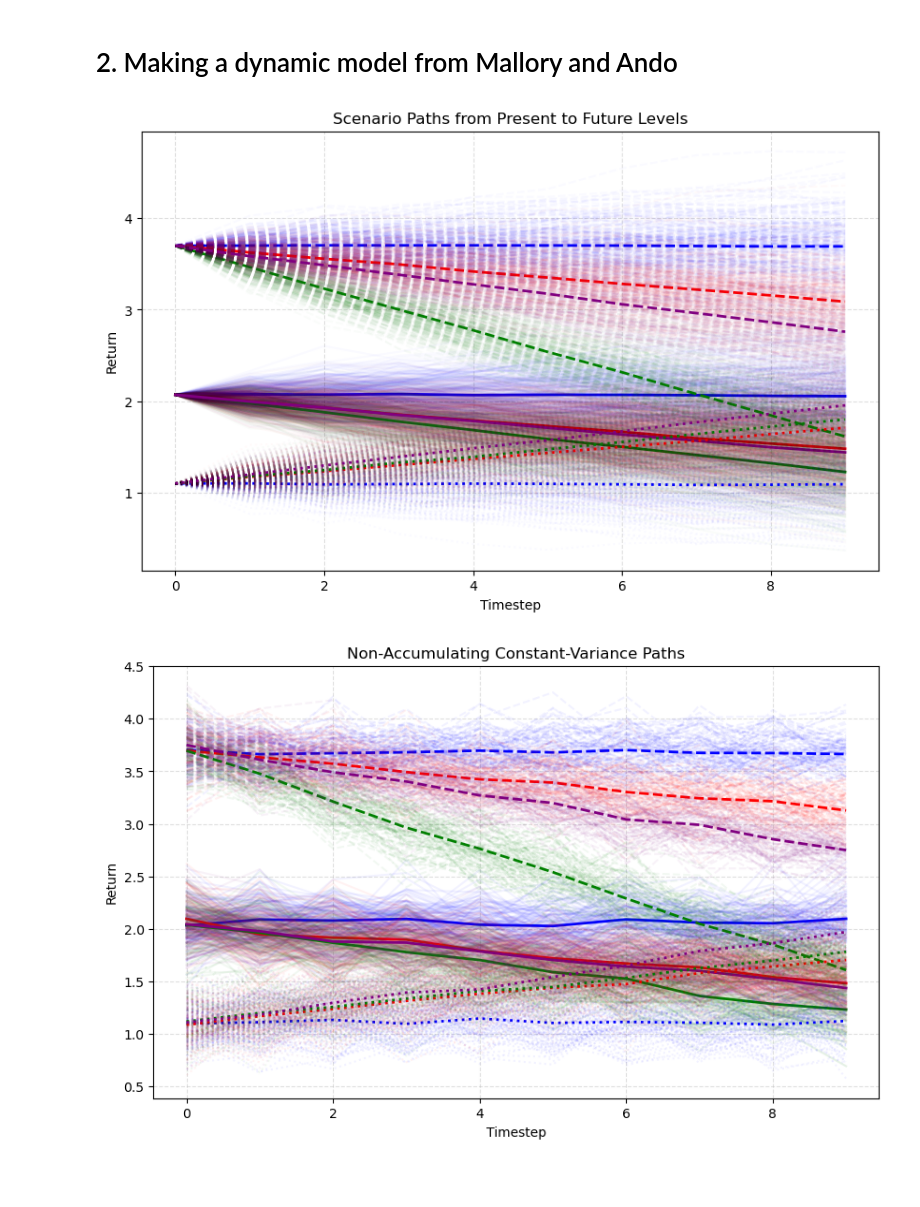
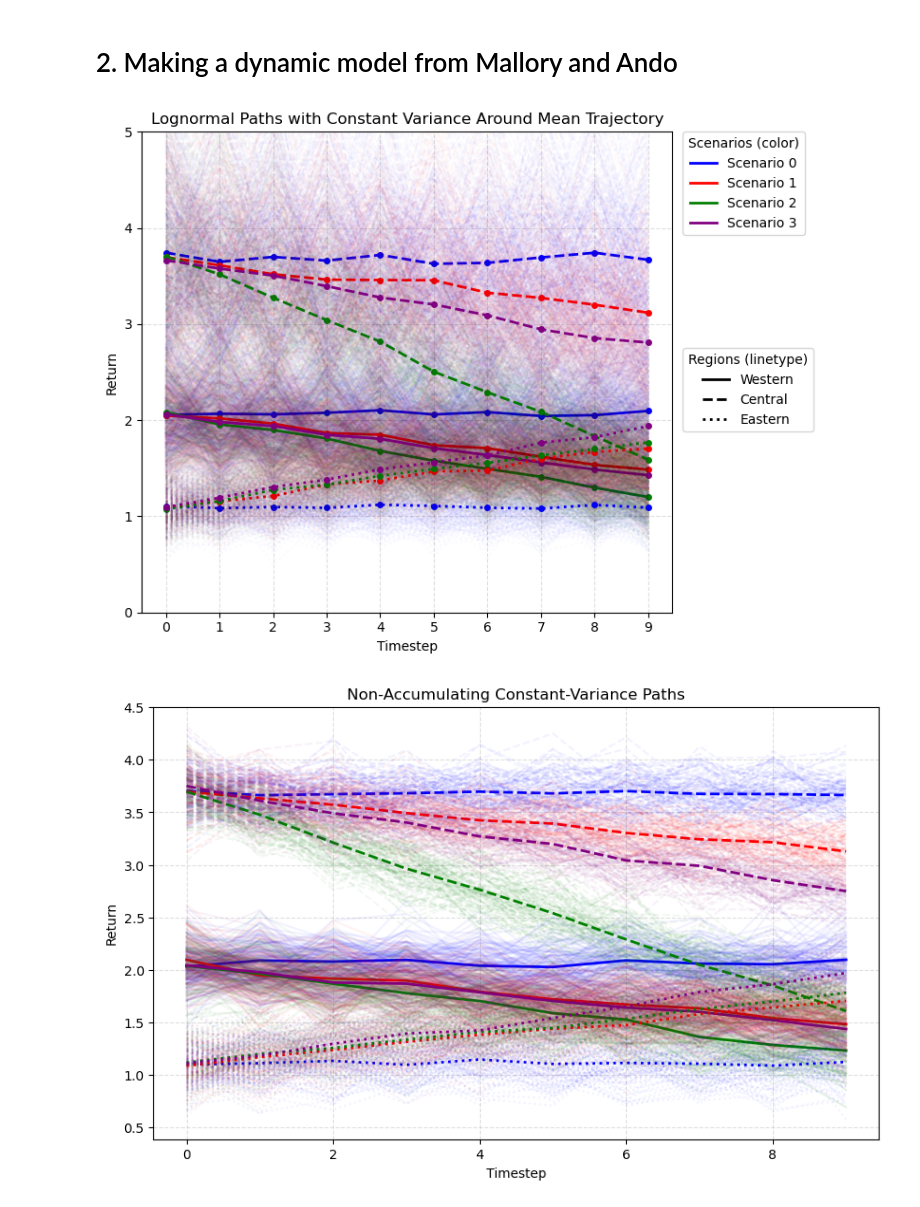
Before and after one commit to hyunseoky9/pilot, a Jupyter notebook: prairie_pothole_ex.ipynb, the cells around one changed output. Saved outputs shown, nothing was run; the diff lists cells and outputs as text; code cells hidden in the pictures; blank space fills up the shorter version.

```diff
--- a/prairie_pothole_ex.ipynb
+++ b/prairie_pothole_ex.ipynb
@@ -367,6 +367,7 @@ plt.show()
 # %%
 # Simulate paths that transition from present to future levels (consistent with Cell 3)
 import matplotlib.pyplot as plt
+from matplotlib.lines import Line2D
 import numpy as np
 
 # load data
@@ -375,6 +376,8 @@ baseline_returns = np.array([
     [3.70, 3.11, 1.61, 2.74],  # Central
     [1.10, 1.72, 1.78, 1.96],  # Eastern
 ])  # col 0: historical, col 1-3: future scenarios
+central_adjustment = 0
+baseline_returns[1] = baseline_returns[1] - central_adjustment
 
 timesteps = 10
 multi_timestep_returns = np.zeros((timesteps,) + baseline_returns.shape)
@@ -385,49 +388,81 @@ historical_col = baseline_returns[:, 0][:, np.newaxis]
 for t in range(1, timesteps - 1):
     multi_timestep_returns[t] = historical_col + (baseline_returns - historical_col) * t / (timesteps - 1)
 
-# Simulate around the interpolation path using timestep-to-timestep changes
+# Lognormal simulations around mean path with constant variance (Section 3.2 style)
 num_simulations = 300
-sigma = 0.1
-simulations = np.zeros((timesteps,) + baseline_returns.shape + (num_simulations,))
-simulations[0] = np.tile(
-    baseline_returns[:, 0][:, np.newaxis, np.newaxis],
-    (1, baseline_returns.shape[1], num_simulations)
+sigma_logn = 0.2  # constant std dev in log space across all timesteps/regions/scenarios
+mean_path = np.clip(multi_timestep_returns, 1e-6, None)
+log_mu = np.log(mean_path) - 0.5 * sigma_logn**2
+
+simulations = np.random.lognormal(
+    mean=log_mu[..., np.newaxis],
+    sigma=sigma_logn,
+    size=(timesteps,) + baseline_returns.shape + (num_simulations,)
     )
-
-for t in range(1, timesteps):
-    dt = 1.0
-    dW = np.random.normal(0, np.sqrt(dt), size=baseline_returns.shape + (num_simulations,))
-    delta_mu = (multi_timestep_returns[t] - multi_timestep_returns[t - 1])[..., np.newaxis]
-    simulations[t] = simulations[t - 1] + delta_mu * dt + sigma * dW
 
 # Plot mean path per region/scenario plus faint simulation paths
 plt.figure(figsize=(10, 6))
 scenario_colors = ['blue', 'red', 'green', 'purple']
 region_linetype = ['-', '--', ':']
+region_names = ['Western', 'Central', 'Eastern']
+x = np.arange(timesteps)
 
 for region in range(baseline_returns.shape[0]):
     for scenario in range(baseline_returns.shape[1]):
         for i in range(num_simulations):
             plt.plot(
+                x,
                 simulations[:, region, scenario, i],
                 color=scenario_colors[scenario],
                 alpha=0.02,
                 linestyle=region_linetype[region]
             )
         plt.plot(
+            x,
             simulations[:, region, scenario, :].mean(axis=1),
             color=scenario_colors[scenario],
             linestyle=region_linetype[region],
-            linewidth=2
+            linewidth=2,
+            marker='o',
+            markersize=4
         )
 
+# Separate legends: colors for scenarios, linetypes for regions
+scenario_handles = [
+    Line2D([0], [0], color=scenario_colors[s], lw=2, label=f'Scenario {s}')
+    for s in range(baseline_returns.shape[1])
+]
+region_handles = [
+    Line2D([0], [0], color='black', lw=2, linestyle=region_linetype[r], label=region_names[r])
+    for r in range(baseline_returns.shape[0])
+]
+
+ax = plt.gca()
+legend_scenarios = ax.legend(
+    handles=scenario_handles,
+    title='Scenarios (color)',
+    loc='upper left',
+    bbox_to_anchor=(1.02, 1.0),
+    borderaxespad=0.0
+)
+ax.add_artist(legend_scenarios)
+ax.legend(
+    handles=region_handles,
+    title='Regions (linetype)',
+    loc='upper left',
+    bbox_to_anchor=(1.02, 0.55),
+    borderaxespad=0.0
+)
+plt.ylim(0,5)
 plt.xlabel('Timestep')
 plt.ylabel('Return')
-plt.title('Scenario Paths from Present to Future Levels')
+plt.title('Lognormal Paths with Constant Variance Around Mean Trajectory')
+plt.xticks(x)
 plt.grid(True, which='major', linestyle='--', alpha=0.4)
+plt.tight_layout(rect=[0, 0, 0.78, 1])
 plt.show()
 # %% [output]
-[figure, old version]
+[figure, new version]
 # %%
 # Non-accumulating version: constant variance at each timestep around the mean path
 import matplotlib.pyplot as plt
```
Also changed, not shown: parts of 4 cells of this notebook, 6 other files.
